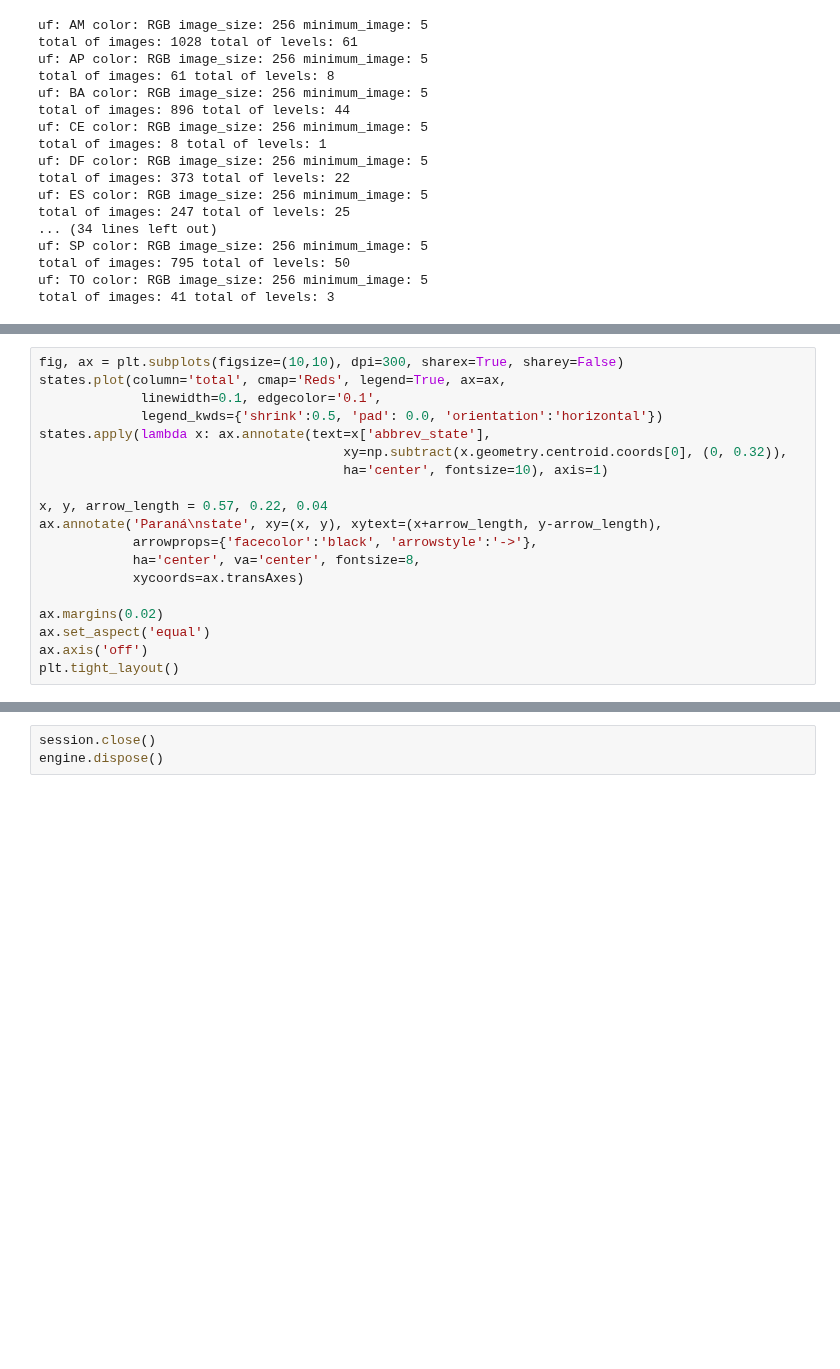
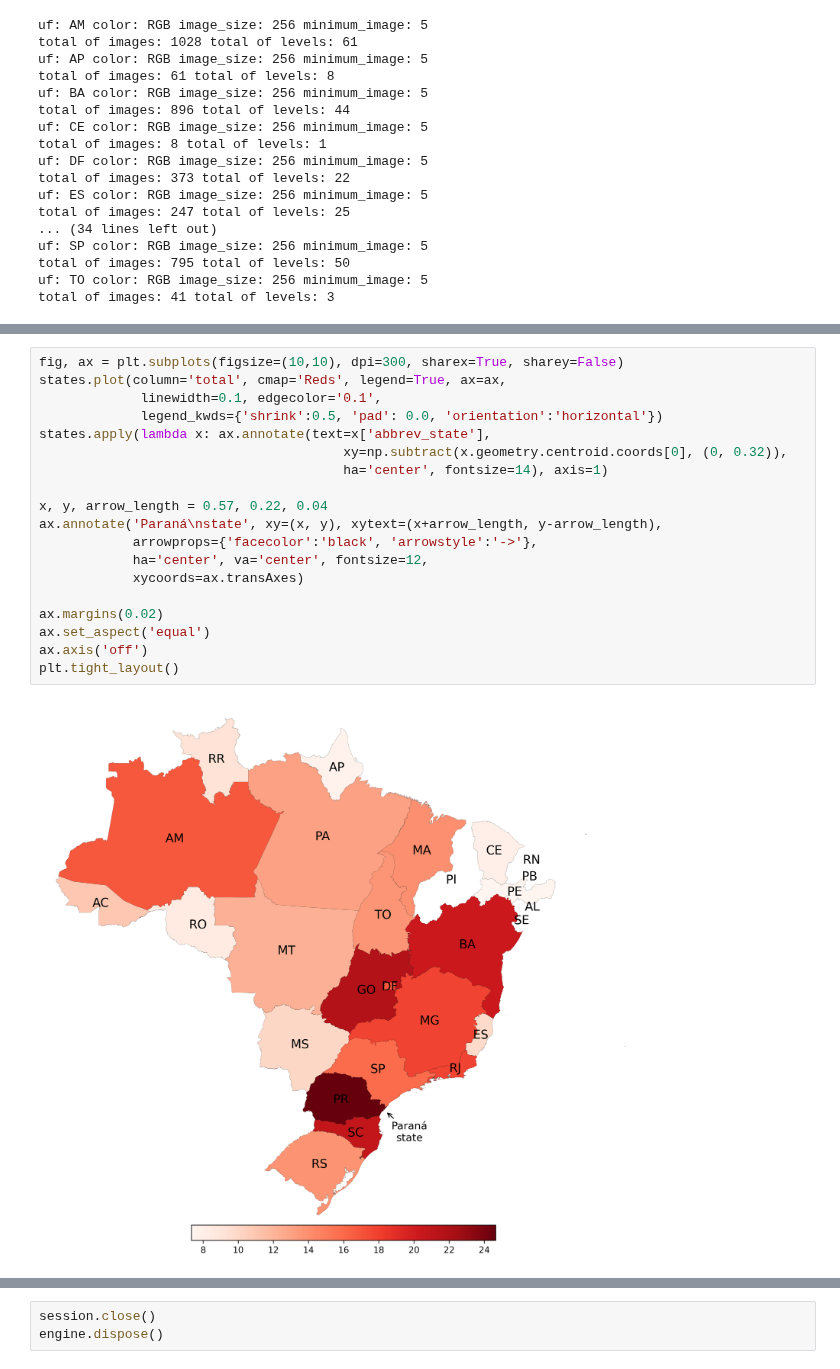
Before and after one commit to xaaaandao/piperaceae-sql, a Jupyter notebook: plots/plots.ipynb, the cells around one changed output, grey strips where cells are left out. Saved outputs shown, nothing was run; the diff lists cells and outputs as text; blank space fills up the shorter version.

```diff
--- a/plots/plots.ipynb
+++ b/plots/plots.ipynb
@@ -196,19 +198,21 @@ plt.tight_layout()
 # %%
 fig, ax = plt.subplots(figsize=(10,10), dpi=300, sharex=True, sharey=False)
 states.plot(column='total', cmap='Reds', legend=True, ax=ax,
              linewidth=0.1, edgecolor='0.1',
              legend_kwds={'shrink':0.5, 'pad': 0.0, 'orientation':'horizontal'})
 states.apply(lambda x: ax.annotate(text=x['abbrev_state'],
                                        xy=np.subtract(x.geometry.centroid.coords[0], (0, 0.32)),
-                                       ha='center', fontsize=10), axis=1)
+                                       ha='center', fontsize=14), axis=1)
 
 x, y, arrow_length = 0.57, 0.22, 0.04
 ax.annotate('Paraná\nstate', xy=(x, y), xytext=(x+arrow_length, y-arrow_length),
             arrowprops={'facecolor':'black', 'arrowstyle':'->'},
-            ha='center', va='center', fontsize=8,
+            ha='center', va='center', fontsize=12,
             xycoords=ax.transAxes)
 
 ax.margins(0.02)
 ax.set_aspect('equal')
 ax.axis('off')
 plt.tight_layout()
+# %% [output]
+[figure, added]
```
Also changed, not shown: parts of 2 cells of this notebook.
